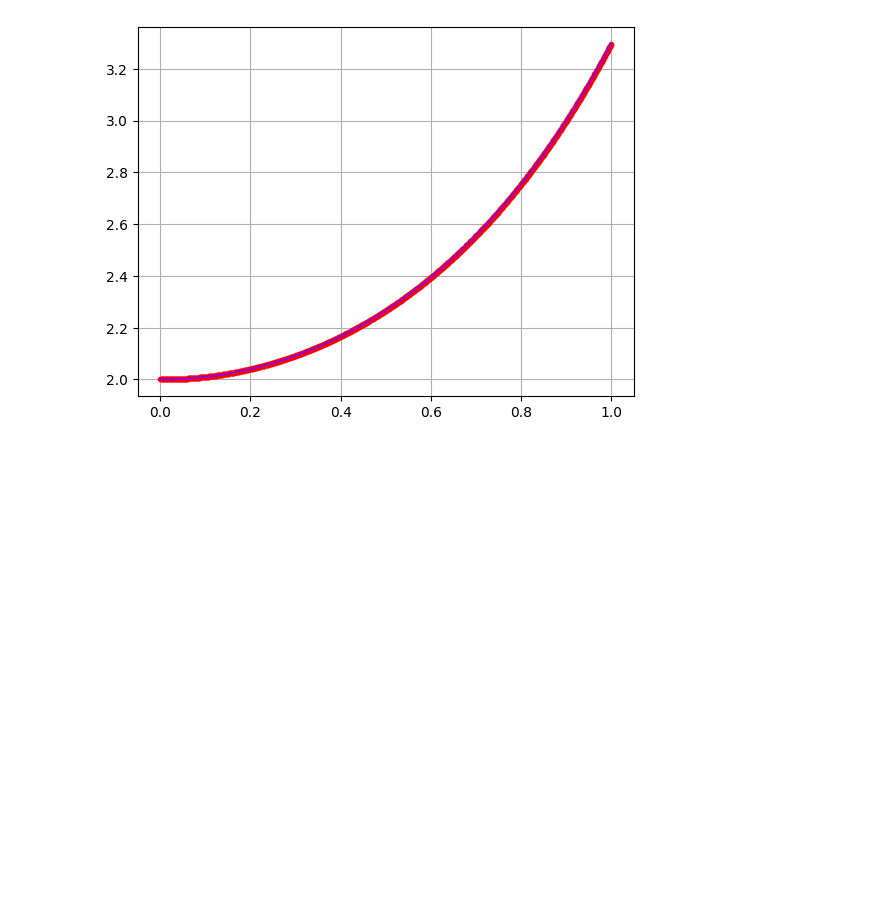
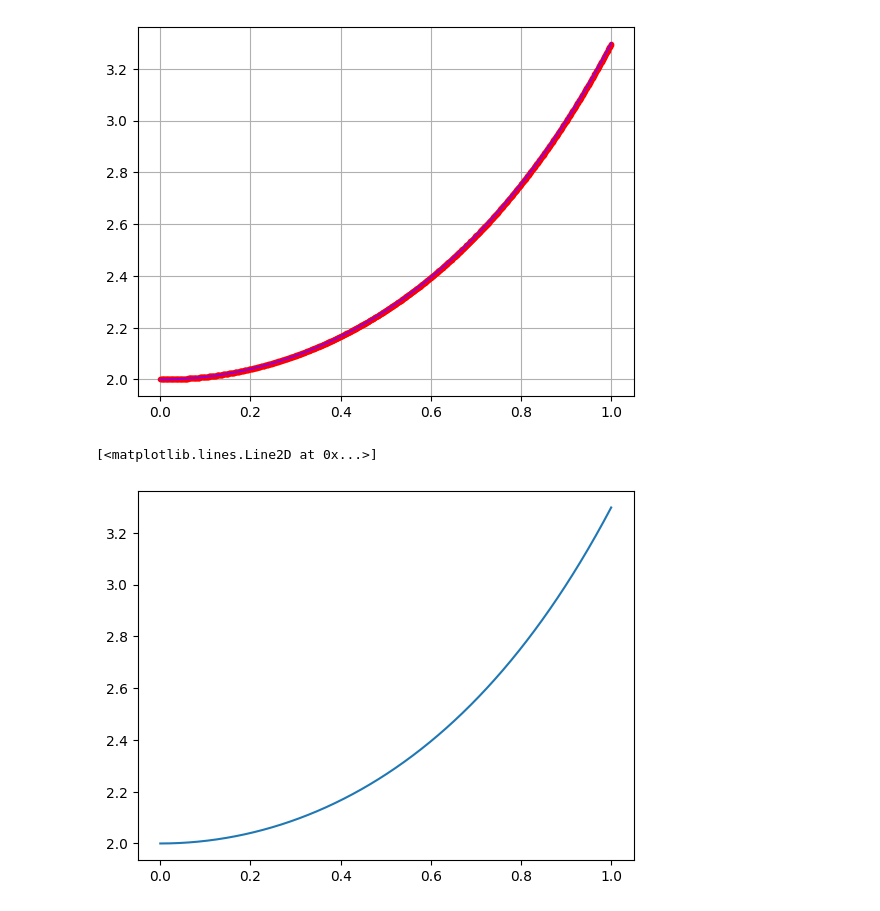
Before and after one commit to JuanN314/prueba-de-subida, a Jupyter notebook: jp.ipynb, the cells around one changed output. Drawn from its saved outputs; the diff is of its cells as text; code cells hidden in the pictures; blank space fills up the shorter version.

```diff
--- a/jp.ipynb
+++ b/jp.ipynb
@@ -56,3 +56,29 @@ plt.plot(x, yR, color="darkviolet")
 plt.grid(True)
 # %% [output]
 [figure]
+# %%
+#Ahora voy con RK4:
+
+def func(y,x):
+    return y*x
+
+delta = 0.001
+x0=0
+xF=1
+x = np.arange(x0, xF+delta, delta)
+N=len(x)
+y = np.zeros((N))
+y[0]= 2
+
+for i in range(0, N-1):
+    k1 = func(y[i], x[i])
+    k2 = func(y[i] + 1/2 * k1 * delta, x[i] + 1/2 * delta)
+    k3 = func(y[i] + 1/2 * k2 * delta, x[i] + 1/2 * delta)
+    k4 = func(y[i] + k3 * delta, x[i] + delta)
+
+    y[i+1] = y[i] + 1/6 * delta * (k1 + 2 * k2 + 2 * k3 + k4)
+
+plt.plot(x, y)
+# %% [output]
+[<matplotlib.lines.Line2D at 0x...>]
+[figure, added]
```
